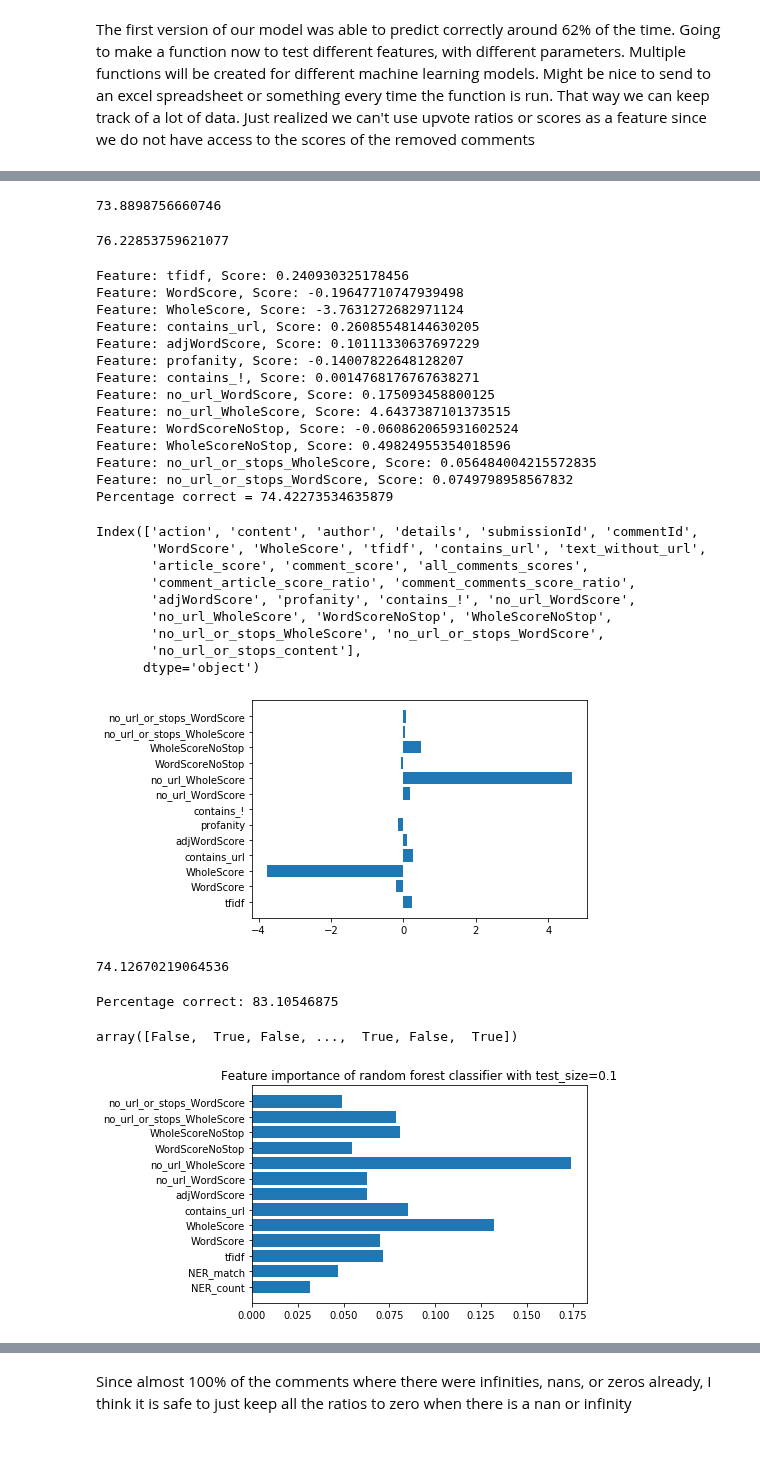
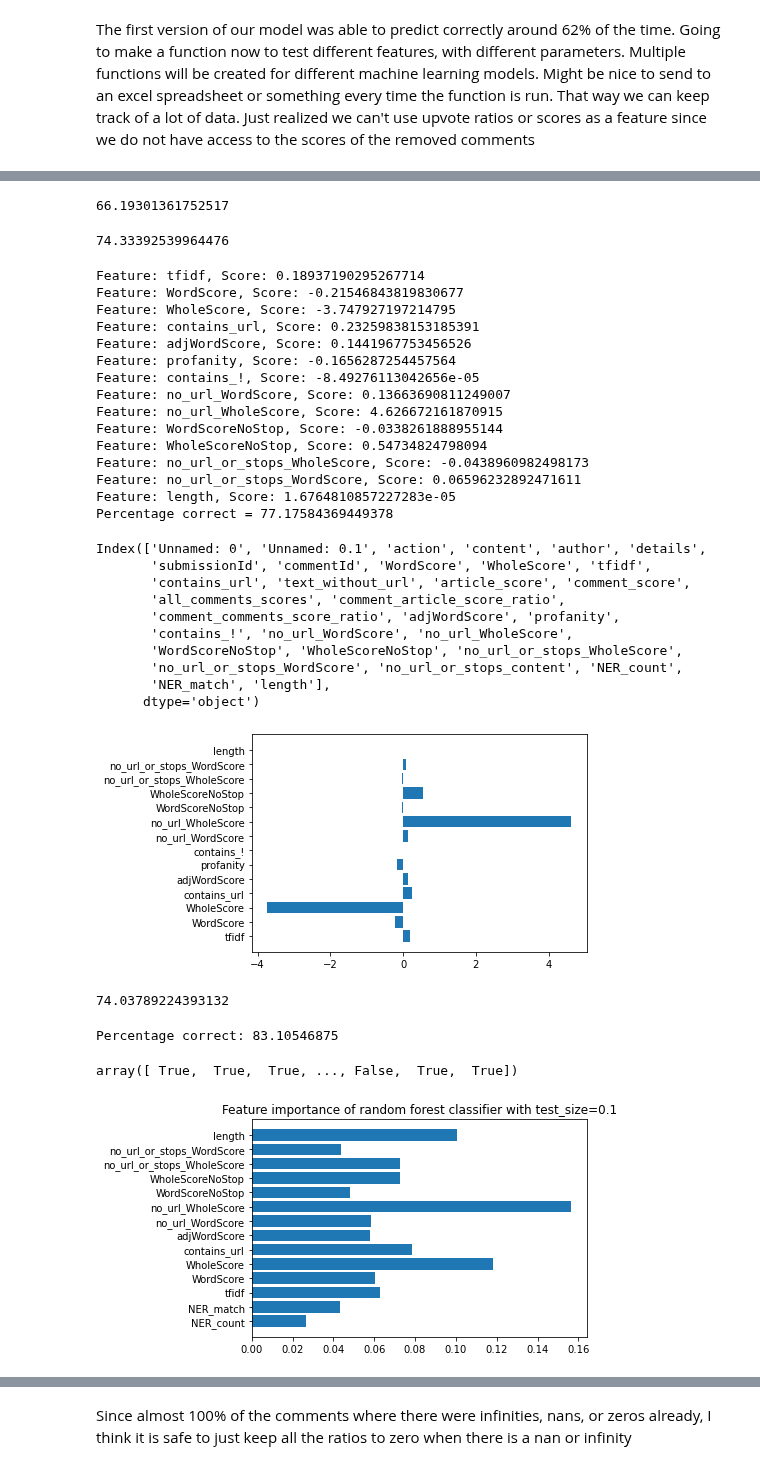
Before and after one commit to mcatalano26/cmps-cap, a Jupyter notebook: MachineLearning.ipynb, the cells around one changed output, grey strips where cells are left out. Saved outputs shown, nothing was run; the diff lists cells and outputs as text; code cells hidden in the pictures.

Commit message:
updated html and added length feature

```diff
--- a/MachineLearning.ipynb
+++ b/MachineLearning.ipynb
@@ -186,10 +186,10 @@ def K_nearest_neighbors_func(df, feature_list, target_name, test_size, number_ne
 
     return percentage
 
-features = ['WordScore', 'WholeScore', 'tfidf', 'contains_url', 'adjWordScore', 'profanity', 'contains_!', 'no_url_WordScore', 'no_url_WholeScore', 'WordScoreNoStop', 'WholeScoreNoStop']
+features = ['WordScore', 'WholeScore', 'tfidf', 'contains_url', 'adjWordScore', 'profanity', 'contains_!', 'no_url_WordScore', 'no_url_WholeScore', 'WordScoreNoStop', 'WholeScoreNoStop', 'length']
 K_nearest_neighbors_func(comments_df, features, 'action', 0.33, 5)
 # %% [output]
-73.8898756660746
+66.19301361752517
 # %%
 def ridge_class_func(df, feature_list, target_name, test_size):
     #set up training and testing split
@@ -211,10 +211,10 @@ def ridge_class_func(df, feature_list, target_name, test_size):
 
     return percentage
 
-features = ['WordScore', 'WholeScore', 'tfidf', 'contains_url', 'adjWordScore', 'profanity', 'contains_!', 'no_url_WordScore', 'no_url_WholeScore', 'WordScoreNoStop', 'WholeScoreNoStop']
+features = ['WordScore', 'WholeScore', 'tfidf', 'contains_url', 'adjWordScore', 'profanity', 'contains_!', 'no_url_WordScore', 'no_url_WholeScore', 'WordScoreNoStop', 'WholeScoreNoStop', 'length']
 ridge_class_func(comments_df, features, 'action', 0.33)
 # %% [output]
-76.22853759621077
+74.33392539964476
 # %%
 #input dataframe, feature list, target name, test size, alpha (regularization strength as a positive float...the bigger
 #the number, the more regularized...default is 1), and threshold (this will determine the difference between a good
@@ -254,36 +254,38 @@ def ridge_reg_func(df, feature_list, target_name, test_size, alpha, threshold):
 
 
 
-features = ['tfidf', 'WordScore', 'WholeScore', 'contains_url', 'adjWordScore', 'profanity', 'contains_!', 'no_url_WordScore', 'no_url_WholeScore', 'WordScoreNoStop', 'WholeScoreNoStop', 'no_url_or_stops_WholeScore', 'no_url_or_stops_WordScore']
+features = ['tfidf', 'WordScore', 'WholeScore', 'contains_url', 'adjWordScore', 'profanity', 'contains_!', 'no_url_WordScore', 'no_url_WholeScore', 'WordScoreNoStop', 'WholeScoreNoStop', 'no_url_or_stops_WholeScore', 'no_url_or_stops_WordScore', 'length']
 perc = ridge_reg_func(comments_df, features, 'action', 0.33, 1.0, 0.5)
 
 print("Percentage correct = " + str(perc))
 comments_df.columns
 # %% [output]
-Feature: tfidf, Score: 0.240930325178456
-Feature: WordScore, Score: -0.19647710747939498
-Feature: WholeScore, Score: -3.7631272682971124
-Feature: contains_url, Score: 0.26085548144630205
-Feature: adjWordScore, Score: 0.10111330637697229
-Feature: profanity, Score: -0.14007822648128207
-Feature: contains_!, Score: 0.0014768176767638271
-Feature: no_url_WordScore, Score: 0.175093458800125
-Feature: no_url_WholeScore, Score: 4.6437387101373515
-Feature: WordScoreNoStop, Score: -0.060862065931602524
-Feature: WholeScoreNoStop, Score: 0.49824955354018596
-Feature: no_url_or_stops_WholeScore, Score: 0.056484004215572835
-Feature: no_url_or_stops_WordScore, Score: 0.0749798958567832
-Percentage correct = 74.42273534635879
+Feature: tfidf, Score: 0.18937190295267714
+Feature: WordScore, Score: -0.21546843819830677
+Feature: WholeScore, Score: -3.747927197214795
+Feature: contains_url, Score: 0.23259838153185391
+Feature: adjWordScore, Score: 0.1441967753456526
+Feature: profanity, Score: -0.1656287254457564
+Feature: contains_!, Score: -8.49276113042656e-05
+Feature: no_url_WordScore, Score: 0.13663690811249007
+Feature: no_url_WholeScore, Score: 4.626672161870915
+Feature: WordScoreNoStop, Score: -0.0338261888955144
+Feature: WholeScoreNoStop, Score: 0.54734824798094
+Feature: no_url_or_stops_WholeScore, Score: -0.0438960982498173
+Feature: no_url_or_stops_WordScore, Score: 0.06596232892471611
+Feature: length, Score: 1.6764810857227283e-05
+Percentage correct = 77.17584369449378
-Index(['action', 'content', 'author', 'details', 'submissionId', 'commentId',
-       'WordScore', 'WholeScore', 'tfidf', 'contains_url', 'text_without_url',
-       'article_score', 'comment_score', 'all_comments_scores',
-       'comment_article_score_ratio', 'comment_comments_score_ratio',
-       'adjWordScore', 'profanity', 'contains_!', 'no_url_WordScore',
-       'no_url_WholeScore', 'WordScoreNoStop', 'WholeScoreNoStop',
-       'no_url_or_stops_WholeScore', 'no_url_or_stops_WordScore',
-       'no_url_or_stops_content'],
+Index(['Unnamed: 0', 'Unnamed: 0.1', 'action', 'content', 'author', 'details',
+       'submissionId', 'commentId', 'WordScore', 'WholeScore', 'tfidf',
+       'contains_url', 'text_without_url', 'article_score', 'comment_score',
+       'all_comments_scores', 'comment_article_score_ratio',
+       'comment_comments_score_ratio', 'adjWordScore', 'profanity',
+       'contains_!', 'no_url_WordScore', 'no_url_WholeScore',
+       'WordScoreNoStop', 'WholeScoreNoStop', 'no_url_or_stops_WholeScore',
+       'no_url_or_stops_WordScore', 'no_url_or_stops_content', 'NER_count',
+       'NER_match', 'length'],
       dtype='object')
-[figure, old version]
+[figure, new version]
 # %%
 from sklearn.model_selection import cross_val_score
 from sklearn.tree import DecisionTreeClassifier
@@ -308,46 +310,50 @@ def decision_tree_class_func(df, feature_list, target_name, test_size):
 
     return percentage
 
-features = ['tfidf', 'WordScore', 'WholeScore', 'contains_url', 'adjWordScore', 'profanity', 'contains_!', 'no_url_WordScore', 'no_url_WholeScore', 'WordScoreNoStop', 'WholeScoreNoStop', 'no_url_or_stops_WholeScore', 'no_url_or_stops_WordScore']
+features = ['tfidf', 'WordScore', 'WholeScore', 'contains_url', 'adjWordScore', 'profanity',
+            'contains_!', 'no_url_WordScore', 'no_url_WholeScore', 'WordScoreNoStop', 'WholeScoreNoStop',
+            'no_url_or_stops_WholeScore', 'no_url_or_stops_WordScore', 'length']
 decision_tree_class_func(comments_df, features, 'action', 0.33)
 # %% [output]
-74.12670219064536
+74.03789224393132
 # %%
 from sklearn.ensemble import RandomForestClassifier
 #Random Forest Classifier
 def random_forest_class_func(df, feature_list, target_name, test_size, estimators):
     #set up training and testing split
     X_train, X_test, y_train, y_test = set_up_train_test_split(df, feature_list, target_name, test_size)
 
     #fit ridge classifier to x and y training set
     clf = RandomForestClassifier(n_estimators = estimators).fit(X_train, y_train)
 
     importances = clf.feature_importances_
 
     #Predict with ridge classifier on x and y testing set
     y_val = clf.predict(X_test)
 
     #report the correct percentage of predictions
     percentage = determine_accuracy(y_test, y_val)
 
     #Send data to csv to keep track of data
     data = [[feature_list, test_size, percentage, estimators]]
     return_df = pd.DataFrame(data, columns = ['features', 'test size', 'percent correct', 'n_estimators'])
     return_df.to_csv('files/ML_Results/RandomForestClassifier_Results.csv', mode='a', header=False, index=False)
 
     print('Percentage correct: ' + str(percentage) + '\n')
     plt.barh(feature_list, importances)
     plt.title('Feature importance of random forest classifier with test_size=' + str(test_size))
 
     return y_val
 
-features = ['NER_count', 'NER_match', 'tfidf', 'WordScore', 'WholeScore', 'contains_url', 'adjWordScore', 'no_url_WordScore', 'no_url_WholeScore', 'WordScoreNoStop', 'WholeScoreNoStop', 'no_url_or_stops_WholeScore', 'no_url_or_stops_WordScore']
+features = ['NER_count', 'NER_match', 'tfidf', 'WordScore', 'WholeScore', 'contains_url', 'adjWordScore',
+            'no_url_WordScore', 'no_url_WholeScore', 'WordScoreNoStop', 'WholeScoreNoStop',
+            'no_url_or_stops_WholeScore', 'no_url_or_stops_WordScore', 'length']
 test = random_forest_class_func(comments_df, features, 'action', 0.1, 1000)
 test
 # %% [output]
 Percentage correct: 83.10546875
-array([False,  True, False, ...,  True, False,  True])
+array([ True,  True,  True, ..., False,  True,  True])
-[figure, old version]
+[figure, new version]
 # %%
 from sklearn.ensemble import ExtraTreesClassifier
 def extra_trees_class_func(df, feature_list, target_name, test_size):
```
Also changed, not shown: parts of 8 cells of this notebook, 24 other files.
